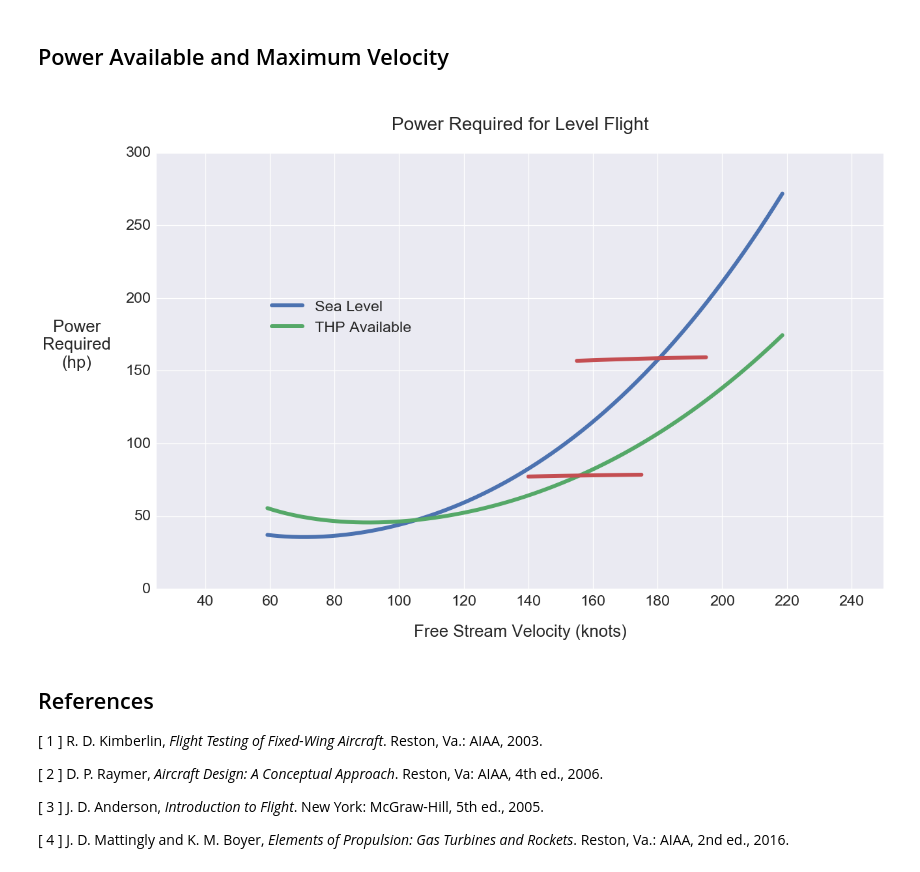
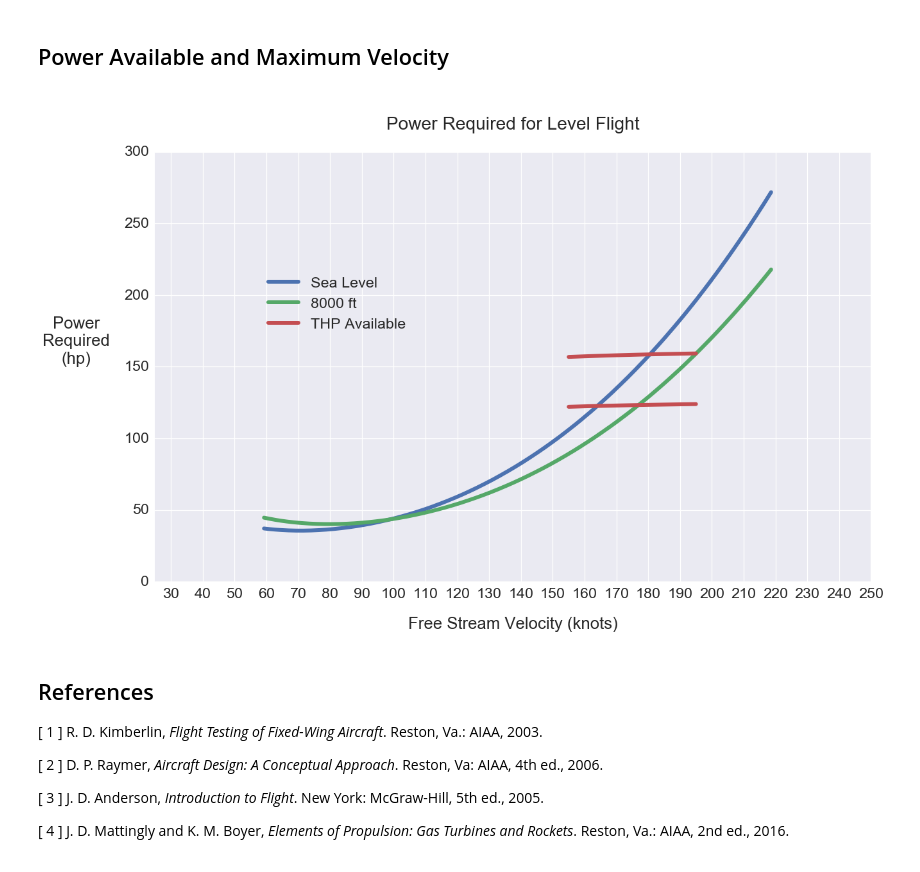
Before and after one commit to bws428/flight-performance-analysis, a Jupyter notebook: RV-8F Performance.ipynb, the cells around one changed output. Saved outputs shown, nothing was run; the diff lists cells and outputs as text; code cells hidden in the pictures.

```diff
--- a/RV-8F Performance.ipynb
+++ b/RV-8F Performance.ipynb
@@ -369,13 +366,13 @@ D = 74
 # %%
 # Velocity range to cross power req'd curve
 V_range_0 = np.arange(155,200,5)
-V_range_16 = np.arange(140,180,5)
+V_range_8 = np.arange(155,200,5)
 
 # Propeller efficiency at Sea Level
 eta_0 = prop_eta(D, 0.9, io360_bhp[0], V_range_0, 0)
 
 # Propeller efficiency, 16000
-eta_16 = prop_eta(D, 0.8, io360_bhp[16000], V_range_16, 16000)
+eta_8 = prop_eta(D, 0.9, io360_bhp[8000], V_range_8, 8000)
 # %%
 def plot_max_speed(V, altitude, V_range, BHPa, prop_eta):
     """
@@ -384,7 +381,7 @@ def plot_max_speed(V, altitude, V_range, BHPa, prop_eta):
     Keyword arguments:
     V --
     """
-    legend = ['Sea Level',  'THP Available']
+    legend = ['Sea Level', '8000 ft', 'THP Available']
 
     # COESA 1976 U.S. Standard Atmosphere (SI units!)
     # Air density (kg/m^3)
@@ -414,7 +411,7 @@ def plot_max_speed(V, altitude, V_range, BHPa, prop_eta):
 
     # COESA 1976 U.S. Standard Atmosphere (SI units!)
     # Air density (kg/m^3)
-    rho = atm.density(16000 * 0.3048)
+    rho = atm.density(8000 * 0.3048)
 
     # Air density (slugs/ft^3)
     rho = rho * 0.00194032
@@ -427,37 +424,38 @@ def plot_max_speed(V, altitude, V_range, BHPa, prop_eta):
 
     # Thrust required (lbs)
     Tr = W / (CL / CD)
 
     # Power required (hp)
     Pr = (Tr * V) / 550
 
     # Thrust horsepower available
     THPa_0 = io360_bhp[0] * eta_0
+    THPa_8 = io360_bhp[8000] * eta_8
 
     # Add a curve (1 ft/s = 0.592484 knots)
     plt.plot(V*0.592484, Pr)
     plt.plot(V_range_0, THPa_0, color="#c44e52")
-    plt.plot(V_range_16, THPa, color="#c44e52")
+    plt.plot(V_range_8, THPa_8, color="#c44e52")
 
     # Locate the axis labels and limits
     ax = plt.gca()
     ax.set_xlim([25,250])
     ax.set_ylim([0,300])
     ax.xaxis.set_label_coords(0.5, -0.08)
     ax.yaxis.set_label_coords(-0.11, 0.5)
 
-    ax.xaxis.set_major_locator(ticker.MultipleLocator(20))
+    ax.xaxis.set_major_locator(ticker.MultipleLocator(10))
 
     # Add title and axis labels
     plt.legend(legend,loc=(0.15, 0.57))
     plt.title("\n Power Required for Level Flight \n")
     plt.ylabel('Power\nRequired\n(hp)', rotation=0)
     plt.xlabel('Free Stream Velocity (knots)')
     plt.show()
 
-plot_max_speed(V, 16000, V_range_16, io360_bhp[16000], eta_16)
+plot_max_speed(V, 8000, V_range_8, io360_bhp[8000], eta_8)
 # %% [output]
-[figure, old version]
+[figure, new version]
 # %% [markdown]
 <h2 id="ref">References</h2>
 
```
Also changed, not shown: parts of 1 cell of this notebook.
